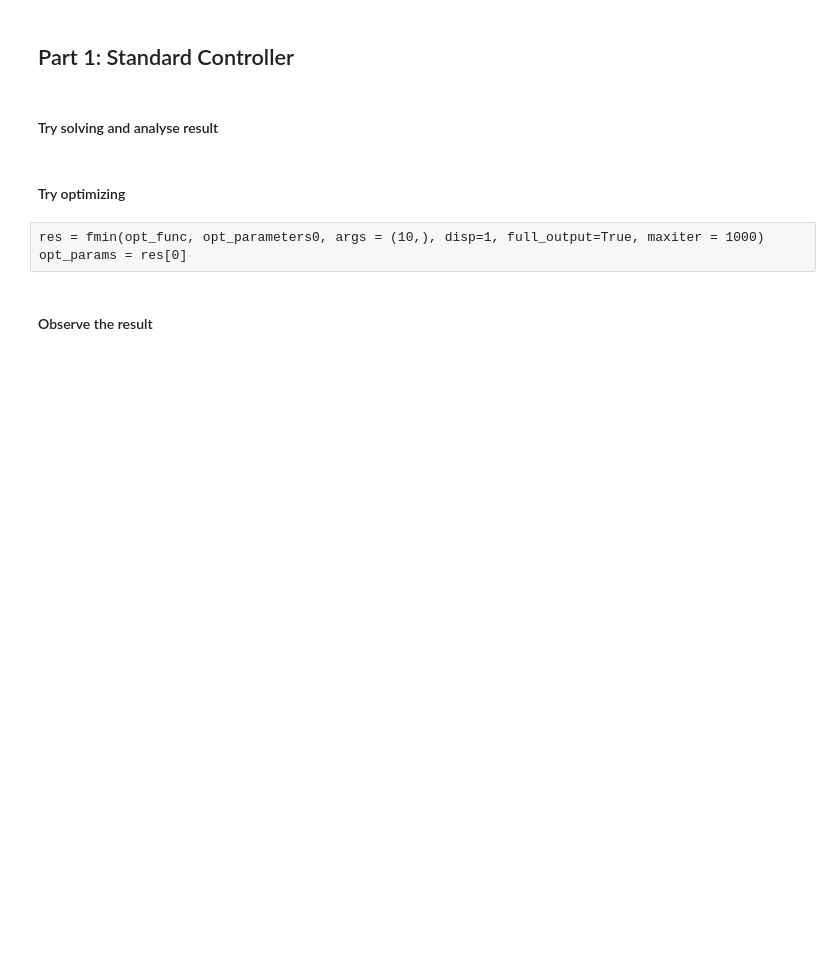
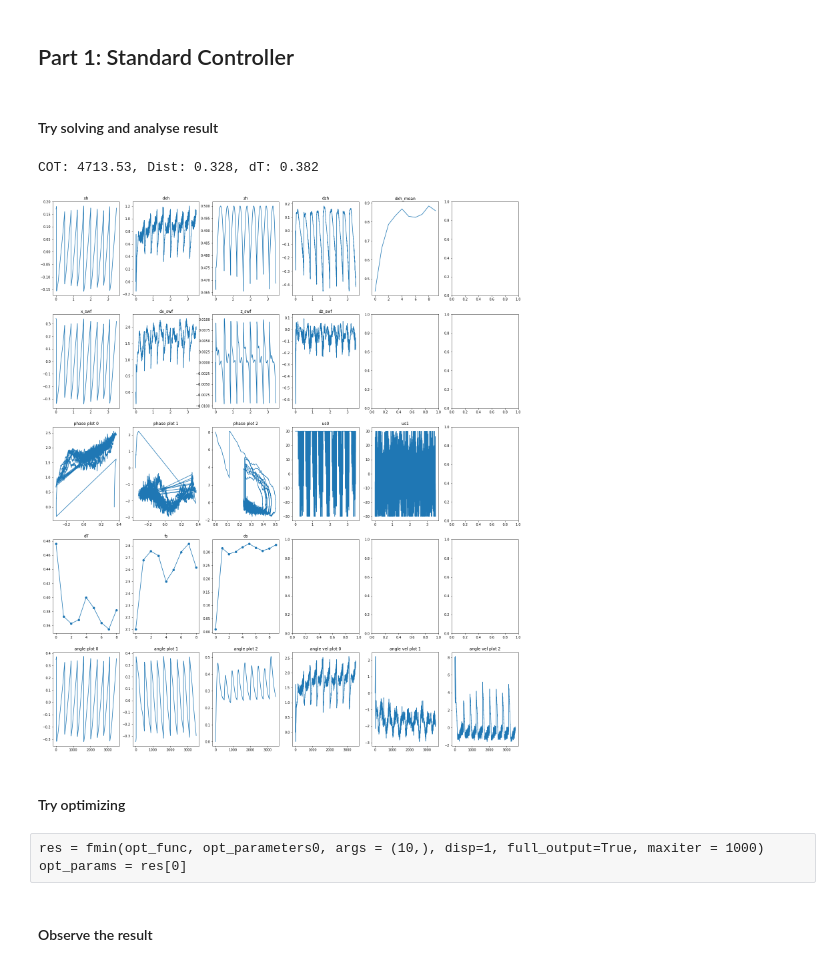
Before and after one commit to teguhSL/legged_robots, a Jupyter notebook: notebooks/ilqr-casadi.ipynb, the cells around one changed output. Saved outputs shown, nothing was run; the diff lists cells and outputs as text; code cells hidden in the pictures; blank space fills up the shorter version.

```diff
--- a/notebooks/ilqr-casadi.ipynb
+++ b/notebooks/ilqr-casadi.ipynb
@@ -26,3 +28,9 @@ np.set_printoptions(precision=4, suppress=True)
+# %%
+i = 1
+sigma = 0.1
+noise_i = np.random.randn(50000)*sigma
+noise = np.zeros((50000, 6))
+noise[:,i] = noise_i
 # %% [markdown]
 ## Part 1: Standard Controller
 # %% [markdown]
@@ -30,27 +38,32 @@ np.set_printoptions(precision=4, suppress=True)
 # %%
 biped = Biped_Casadi()
 biped.def_compute_matrices()
+# %%
+biped.set_noise(noise)
 # %%
 #standard values with standard params
 q0 = np.array([np.pi/9, -np.pi/9, 0.])
 dq0 = np.array([0.,0.,8.])
 
 #standard values with already stable limit cycle
 #q0, dq0 = (np.array([-0.3035,  0.3608,  0.2487]), np.array([ 0.8319, -1.1396,  4.6439]))
 # qT, dqT = (np.array([ 0.3623, -0.3046,  0.2487]), np.array([ 2.4543, -1.8658, -0.2872]))
 # T = int(0.375/biped.dT)
 
 sln = biped.solve_eqns(q0, dq0, 10, biped.control_parameters)
-clear_output()
+#clear_output()
 
 %matplotlib qt
 #biped.animate(sln, dt = 0.001)
 
 %matplotlib inline
 res = biped.analyse(sln, biped.control_parameters, to_plot=True)
 
 xs_std, us_std = np.hstack([res['qs'], res['dqs']]), res['us']
 ddqs_std = np.array(np.gradient(xs_std, axis=0))[:,3:]/biped.dT
+# %% [output]
+COT: 4713.53, Dist: 0.328, dT: 0.382
+[figure, added]
 # %% [markdown]
 #### Try optimizing
 # %%
```
Also changed, not shown: parts of 24 cells of this notebook, 5 other files.
